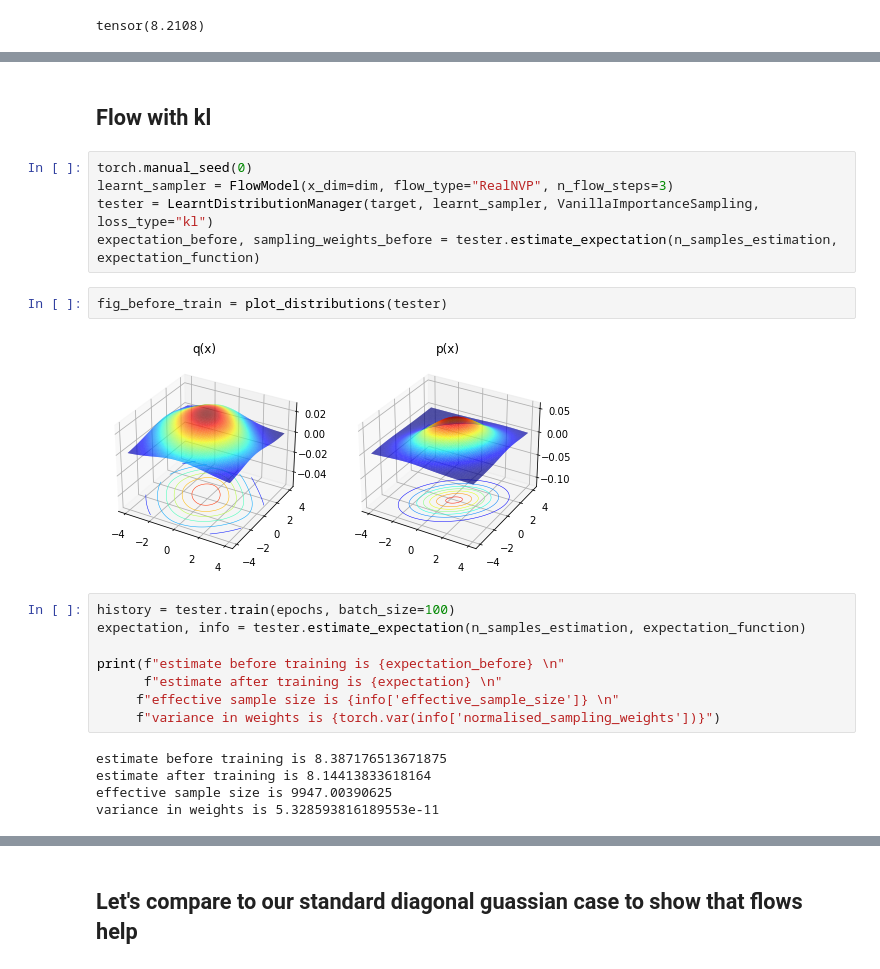
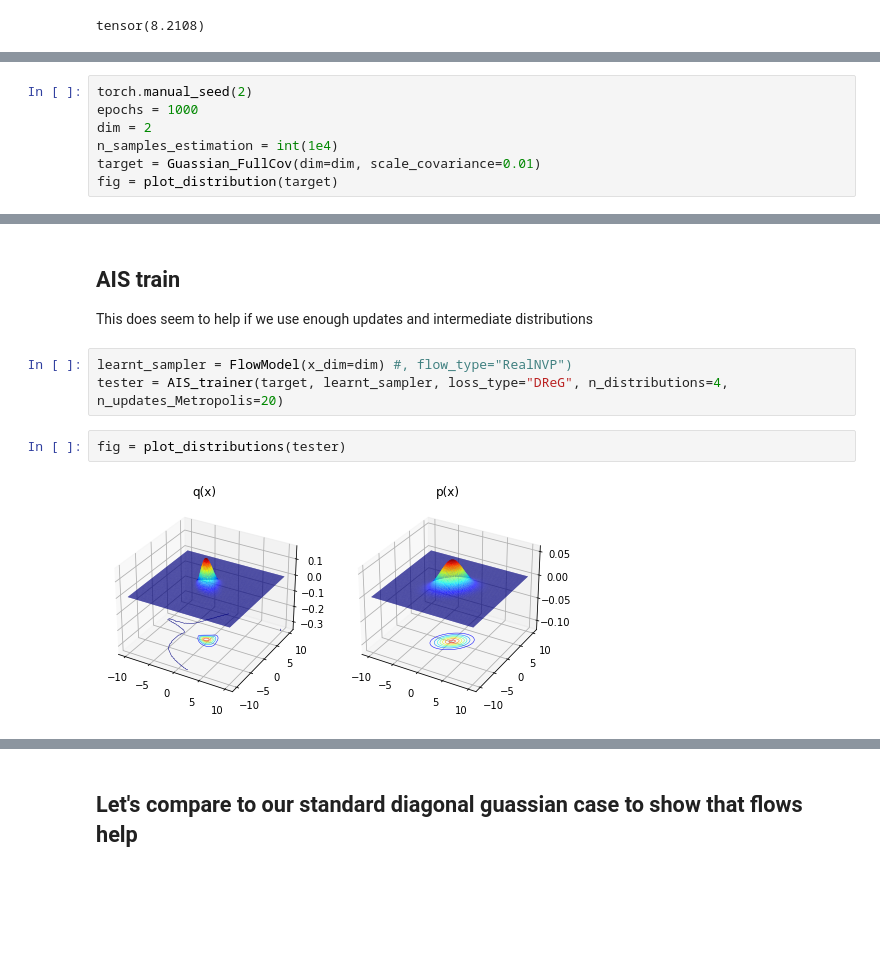
Before and after one commit to lollcat/FAB-2021, a Jupyter notebook: Notebooks/Flow.ipynb, the cells around one changed output, grey strips where cells are left out. Saved outputs shown, nothing was run; the diff lists cells and outputs as text; blank space fills up the shorter version.

```diff
--- a/Notebooks/Flow.ipynb
+++ b/Notebooks/Flow.ipynb
@@ -74,0 +150,7 @@ variance in weights is 3.743822959978438e-11
+# %%
+torch.manual_seed(2)
+epochs = 1000
+dim = 2
+n_samples_estimation = int(1e4)
+target = Guassian_FullCov(dim=dim, scale_covariance=0.01)
+fig = plot_distribution(target)
@@ -87,24 +248,10 @@ plot_history(history)
-# %% [markdown]
-## Flow with kl
+# %% [markdown]
+## AIS train
+This does seem to help if we use enough updates and intermediate distributions
 # %%
-torch.manual_seed(0)
-learnt_sampler = FlowModel(x_dim=dim, flow_type="RealNVP", n_flow_steps=3)
-tester = LearntDistributionManager(target, learnt_sampler, VanillaImportanceSampling, loss_type="kl")
-expectation_before, sampling_weights_before = tester.estimate_expectation(n_samples_estimation, expectation_function)
+learnt_sampler = FlowModel(x_dim=dim) #, flow_type="RealNVP")
+tester = AIS_trainer(target, learnt_sampler, loss_type="DReG", n_distributions=4, n_updates_Metropolis=20)
 # %%
-fig_before_train = plot_distributions(tester)
+fig = plot_distributions(tester)
 # %% [output]
-[figure, old version]
+[figure, new version]
-# %%
-history = tester.train(epochs, batch_size=100)
-expectation, info = tester.estimate_expectation(n_samples_estimation, expectation_function)
-
-print(f"estimate before training is {expectation_before} \n"
-      f"estimate after training is {expectation} \n"
-     f"effective sample size is {info['effective_sample_size']} \n"
-     f"variance in weights is {torch.var(info['normalised_sampling_weights'])}")
-# %% [output]
-estimate before training is 8.387176513671875
-estimate after training is 8.14413833618164
-effective sample size is 9947.00390625
-variance in weights is 5.328593816189553e-11
```
Also changed, not shown: parts of 92 cells of this notebook, 21 other files.
